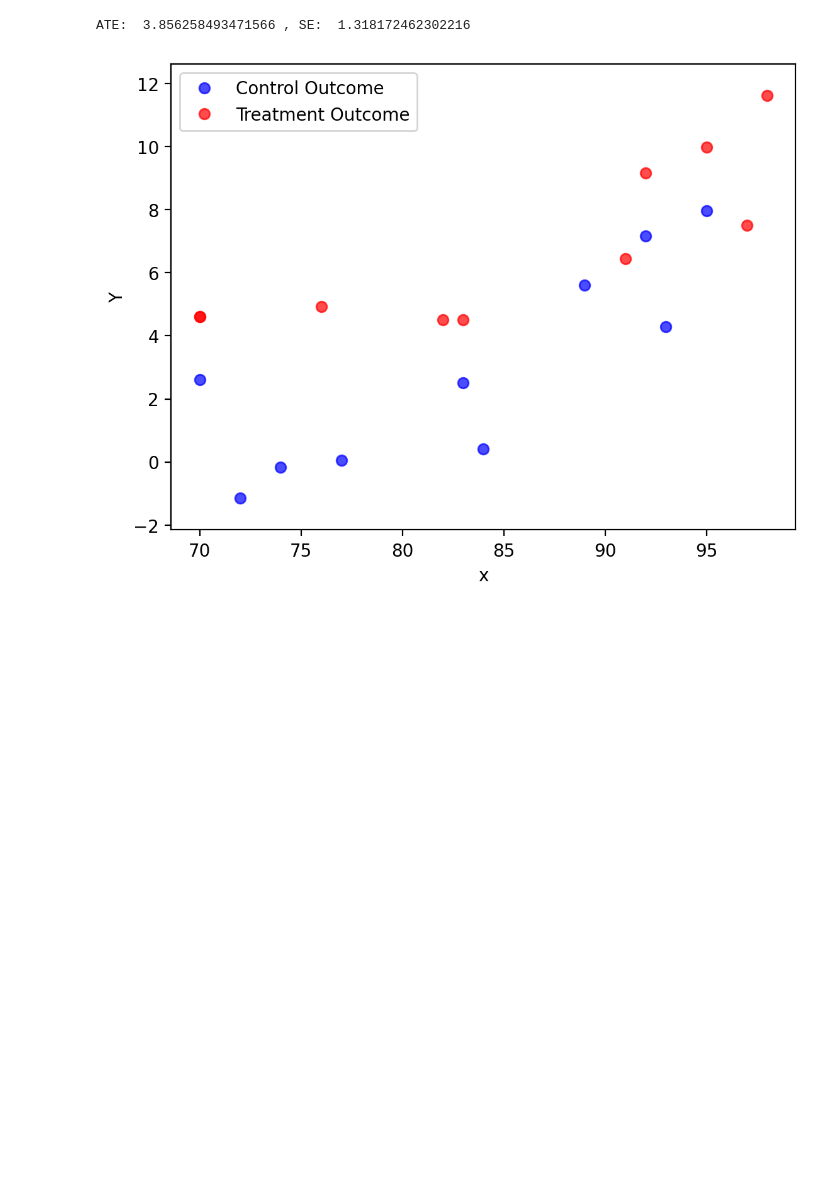
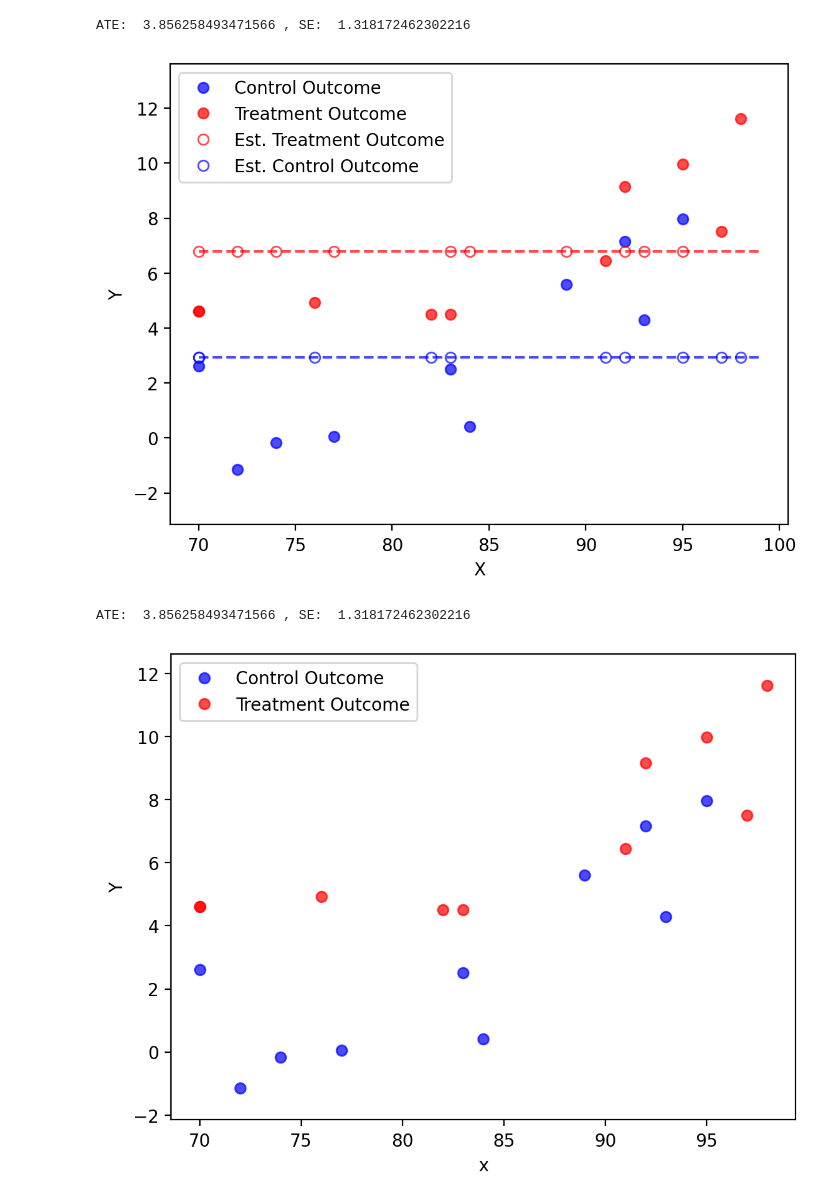
Before and after one commit to kshim99/Two-Stage-Framework-for-Variance-Reduction, a Jupyter notebook: Thesis toy examples 4.ipynb, the cells around one changed output. Saved outputs shown, nothing was run; the diff lists cells and outputs as text; code cells hidden in the pictures; blank space fills up the shorter version.

Commit message:
Made a few extra plots for thesis presentation

```diff
--- a/Thesis toy examples 4.ipynb
+++ b/Thesis toy examples 4.ipynb
@@ -33,6 +33,13 @@ plot_instance(temp_exp_data, 'Index','Y',cf_dict = cf_dict, save_name = "plots/C
 # %% [output]
 [figure]
 ATE:  3.856258493471566 , SE:  1.318172462302216
+# %%
+# plot for constant model but ordered by covariate x
+cf_dict = gen_counter_data(x,exp_data,const_mod,alpha_1, alpha_0)
+plot_instance(exp_data, 'X','Y',cf_dict = cf_dict, save_name = "plots/Constant_poe_x.png")
+# %% [output]
+[figure, added]
+ATE:  3.856258493471566 , SE:  1.318172462302216
 # %%
 # Now, move on to regression model
 # we first plot the data but now with respect to covariate x
```
Also changed, not shown: parts of 3 cells of this notebook, 6 other files.
